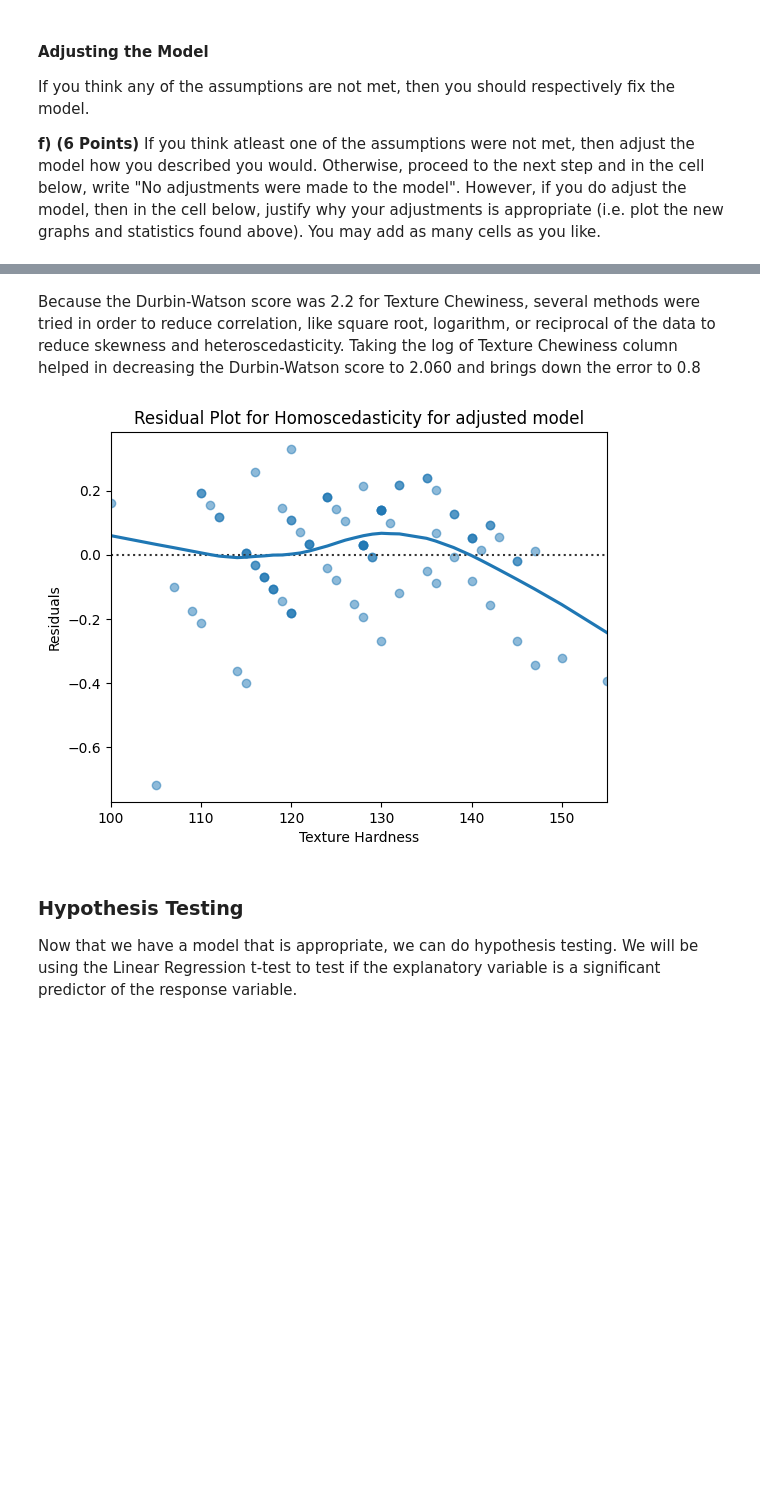
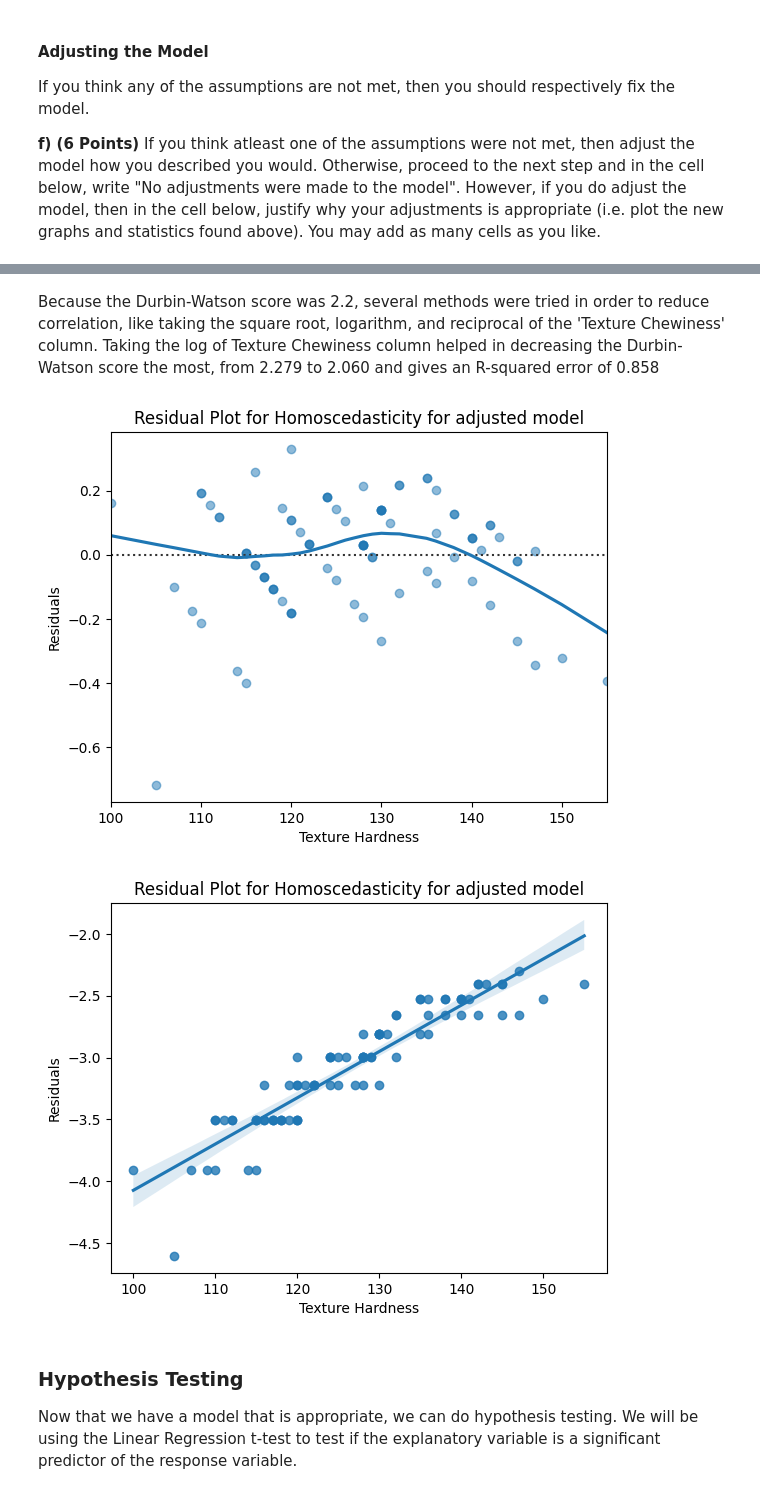
Before and after one commit to CS506-Boston-University/homework-4-phs-sakshi, a Jupyter notebook: homework4.ipynb, the cells around one changed output, grey strips where cells are left out. Drawn from its saved outputs; the diff is of its cells as text; code cells hidden in the pictures; blank space fills up the shorter version.

```diff
--- a/homework4.ipynb
+++ b/homework4.ipynb
@@ -379,15 +401,22 @@ Notes:
 [2] The condition number is large, 1.41e+03. This might indicate that there are
 strong multicollinearity or other numerical problems.
 # %% [markdown]
-Because the Durbin-Watson score was 2.2 for Texture Chewiness, several methods were tried in order to reduce correlation, like square root, logarithm, or reciprocal of the data to reduce skewness and heteroscedasticity. Taking the log of Texture Chewiness column helped in decreasing the Durbin-Watson score to 2.060 and brings down the error to 0.8
+Because the Durbin-Watson score was 2.2, several methods were tried in order to reduce correlation, like taking the square root, logarithm, and reciprocal of the 'Texture Chewiness' column. Taking the log of Texture Chewiness column helped in decreasing the Durbin-Watson score the most, from 2.279 to 2.060 and gives an R-squared error of 0.858
 # %%
 sns.residplot(x='Texture Hardness', y='Texture Chewiness', data=cookie_data, lowess=True, scatter_kws={'alpha': 0.5})
 plt.xlabel('Texture Hardness')
 plt.ylabel('Residuals')
 plt.title('Residual Plot for Homoscedasticity for adjusted model')
 plt.show()
+
+sns.regplot(x='Texture Hardness', y='Texture Chewiness', data=cookie_data)
+plt.xlabel('Texture Hardness')
+plt.ylabel('Residuals')
+plt.title('Residual Plot for Homoscedasticity for adjusted model')
+plt.show()
 # %% [output]
 [figure]
+[figure, added]
 # %% [markdown]
 ### Hypothesis Testing
 Now that we have a model that is appropriate, we can do hypothesis testing. We will be using the Linear Regression t-test to test if the explanatory variable is a significant predictor of the response variable.
```
Also changed, not shown: parts of 18 cells of this notebook.
